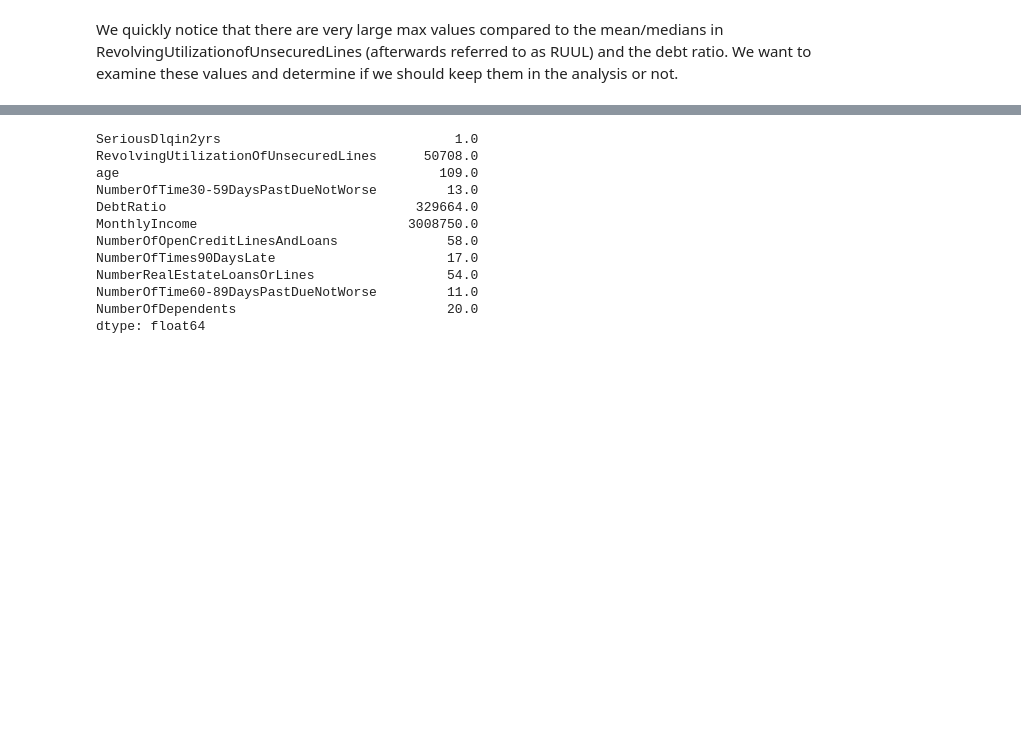
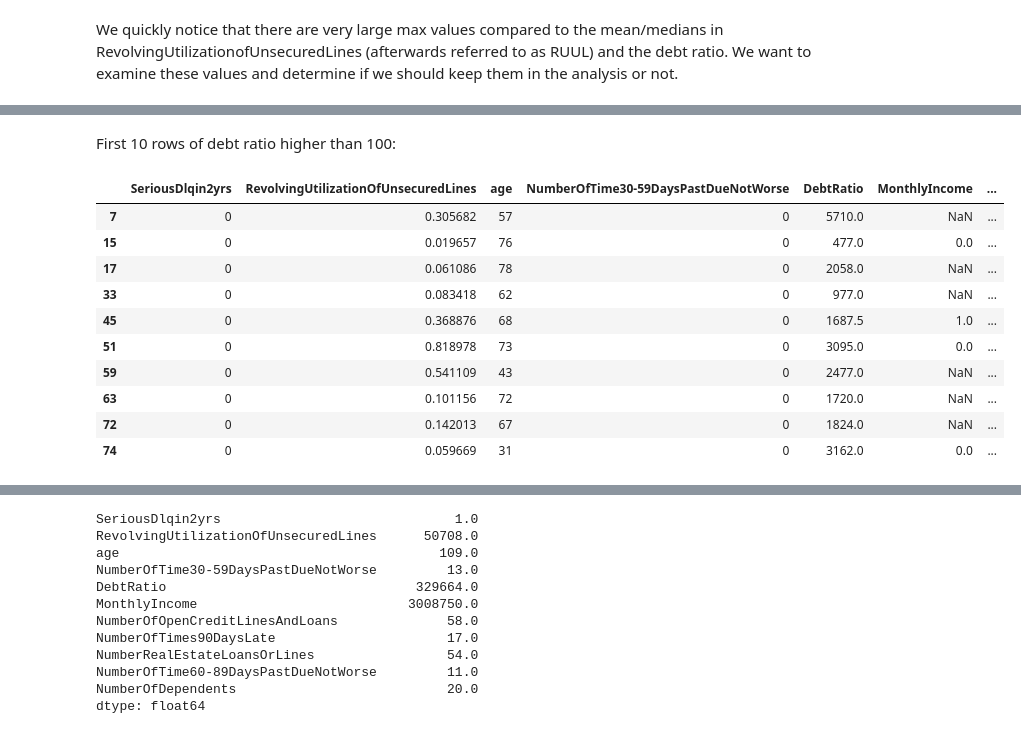
Before and after one commit to thealongsider/Data-Analytics-Projects, a Jupyter notebook: Paidy/Paidy Dataset Exercise.ipynb, the cells around one changed output, grey strips where cells are left out. Drawn from its saved outputs; the diff is of its cells as text; code cells hidden in the pictures; blank space fills up the shorter version.

```diff
--- a/Paidy/Paidy Dataset Exercise.ipynb
+++ b/Paidy/Paidy Dataset Exercise.ipynb
@@ -252,0 +185,17 @@ cred[cred['NumberOfTimes90DaysLate']>90].head(20)
+# %% [markdown]
+First 10 rows of debt ratio higher than 100:
+# %%
+#DebtRatio (though I assume it's similar to RUUL)
+cred[cred['DebtRatio']>100].head(10)
+# %% [output]
+|  | SeriousDlqin2yrs | RevolvingUtilizationOfUnsecuredLines | age | NumberOfTime30-59DaysPastDueNotWorse | DebtRatio | MonthlyIncome | ... |
+| 7 | 0 | 0.305682 | 57 | 0 | 5710.0 | NaN | ... |
+| 15 | 0 | 0.019657 | 76 | 0 | 477.0 | 0.0 | ... |
+| 17 | 0 | 0.061086 | 78 | 0 | 2058.0 | NaN | ... |
+| 33 | 0 | 0.083418 | 62 | 0 | 977.0 | NaN | ... |
+| 45 | 0 | 0.368876 | 68 | 0 | 1687.5 | 1.0 | ... |
+| 51 | 0 | 0.818978 | 73 | 0 | 3095.0 | 0.0 | ... |
+| 59 | 0 | 0.541109 | 43 | 0 | 2477.0 | NaN | ... |
+| 63 | 0 | 0.101156 | 72 | 0 | 1720.0 | NaN | ... |
+| 72 | 0 | 0.142013 | 67 | 0 | 1824.0 | NaN | ... |
+| 74 | 0 | 0.059669 | 31 | 0 | 3162.0 | 0.0 | ... |
```
Also changed, not shown: parts of 68 cells of this notebook.
